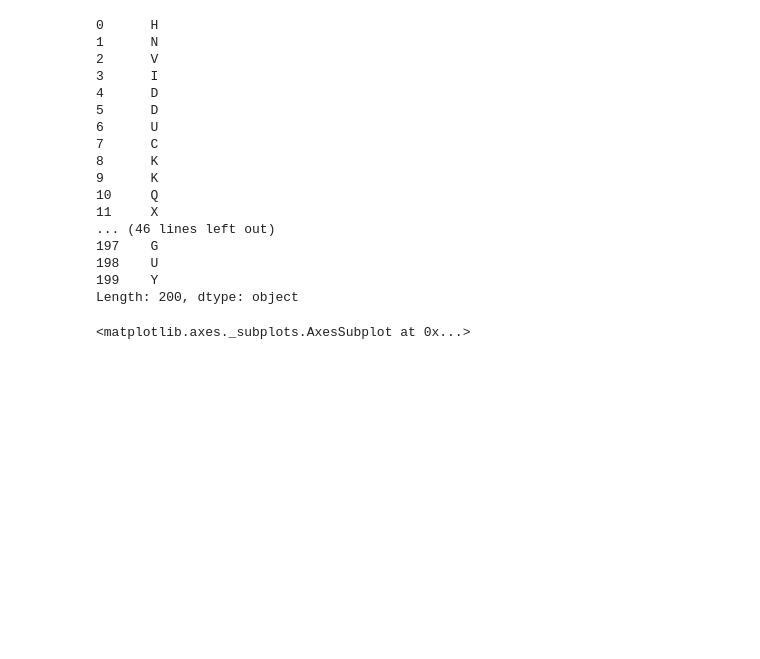
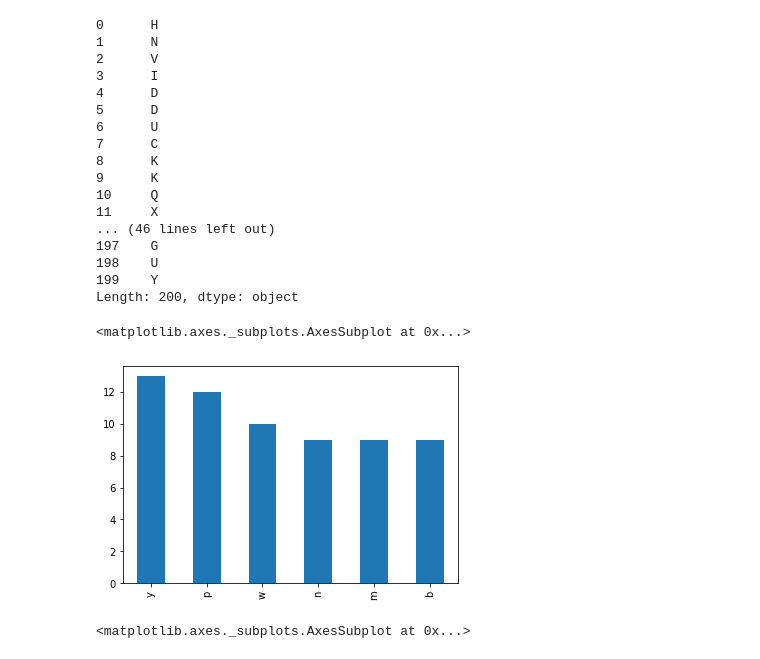
Before and after one commit to flambuth/python-exercises, a Jupyter notebook: pandas_series.ipynb, the cells around one changed output. Saved outputs shown, nothing was run; the diff lists cells and outputs as text; code cells hidden in the pictures; blank space fills up the shorter version.

```diff
--- a/pandas_series.ipynb
+++ b/pandas_series.ipynb
@@ -475,6 +437,12 @@ d.str.upper()
 198    U
 199    Y
 Length: 200, dtype: object
+# %%
+# Create a bar plot of the frequencies of the 6 most frequently occuring letters.
+d.value_counts().head(6).plot(kind='bar')
+# %% [output]
+<matplotlib.axes._subplots.AxesSubplot at 0x...>
+[figure, added]
 # %%
 # Create a bar plot of the frequencies of the 6 most frequently occuring letters.
 d.value_counts().plot(kind='bar')
```
Also changed, not shown: parts of 15 cells of this notebook.
